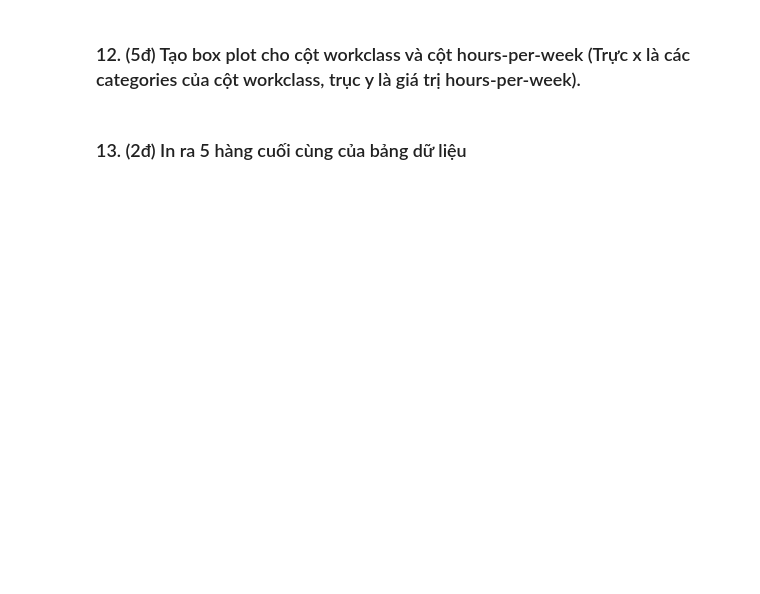
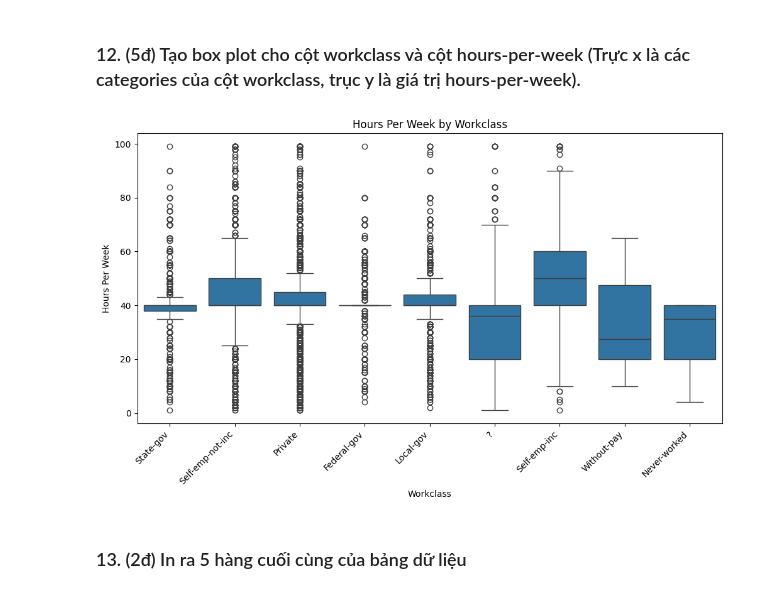
Before and after one commit to nguyenngochieu3127/git-practice, a Jupyter notebook: 12_online/adult.ipynb, the cells around one changed output. Drawn from its saved outputs; the diff is of its cells as text; code cells hidden in the pictures; blank space fills up the shorter version.

```diff
--- a/12_online/adult.ipynb
+++ b/12_online/adult.ipynb
@@ -162,3 +175,14 @@ plt.show()
+# %%
+# Your code
+plt.figure(figsize=(12, 6))
+sns.boxplot(x='workclass', y='hours-per-week', data=df)
+plt.title('Hours Per Week by Workclass')
+plt.xlabel('Workclass')
+plt.ylabel('Hours Per Week')
+plt.xticks(rotation=45, ha='right')
+plt.show()
+# %% [output]
+[figure, added]
 # %% [markdown]
 ### 13. (2đ) In ra 5 hàng cuối cùng của bảng dữ liệu
 # %%
```
Also changed, not shown: parts of 9 cells of this notebook.
